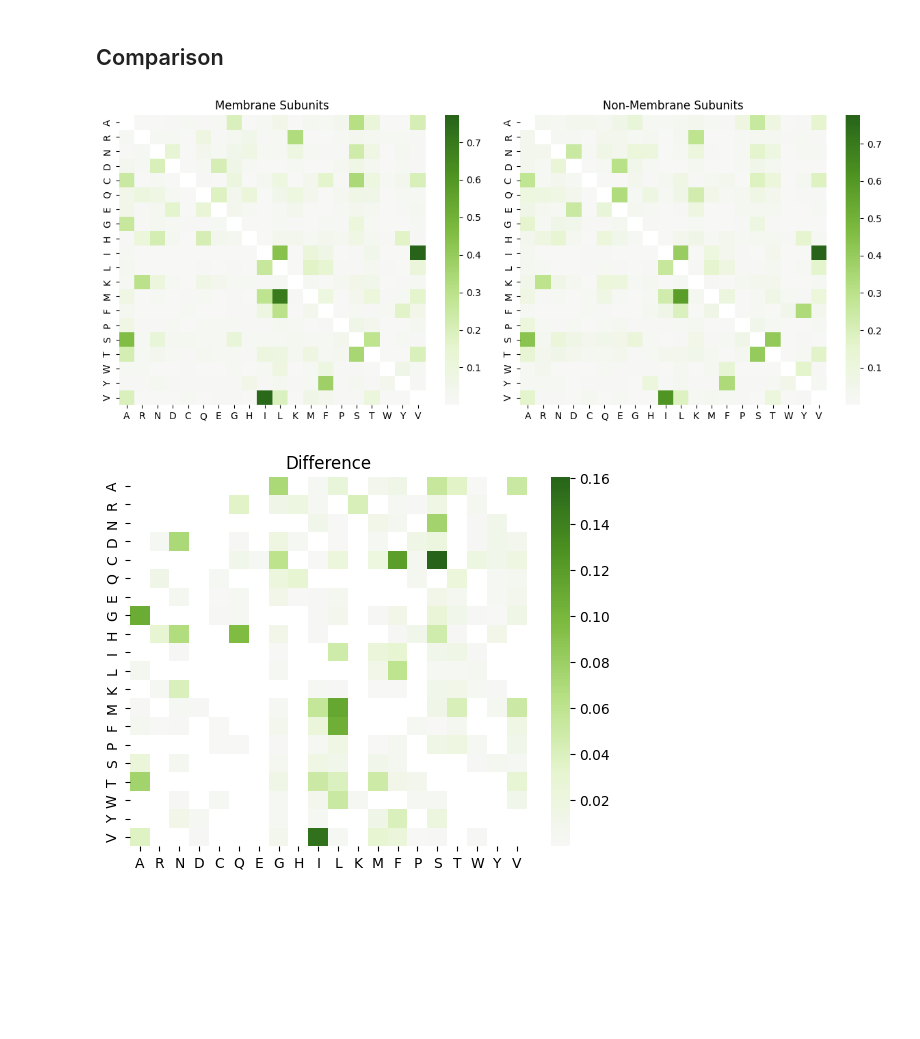
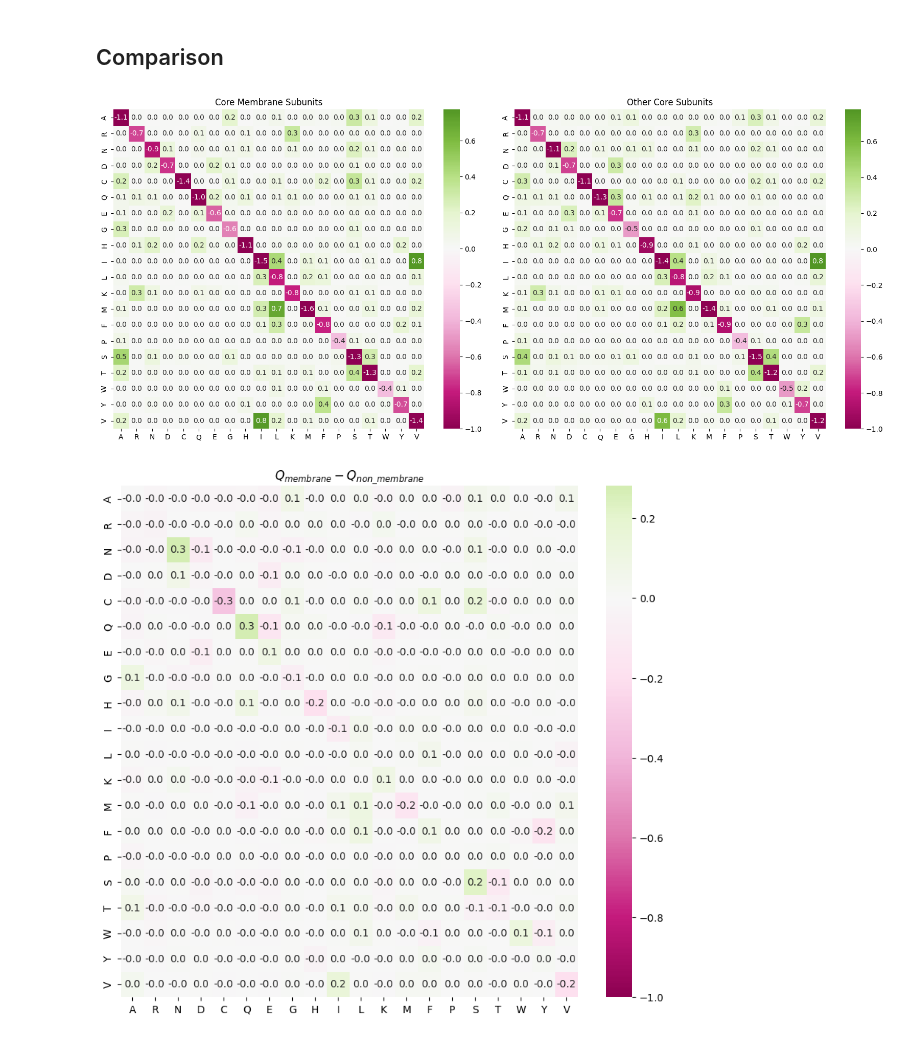
Before and after one commit to genicos/cherryproj, a Jupyter notebook: run_cherryml.ipynb, the cells around one changed output. Cells and saved outputs as stored; diff of their text form; code cells hidden in the pictures; blank space fills up the shorter version.

```diff
--- a/run_cherryml.ipynb
+++ b/run_cherryml.ipynb
@@ -29,7 +30,9 @@ import matplotlib.pyplot as plt
 
 df = pd.read_csv(f"{proj_dir}/learned_rate_matrix_complexI.txt", sep="\t", index_col=0)
 # Q = df.copy().values
-df[df < 0] = np.nan
-sns.heatmap(df, center=0, cmap="PiYG")
+# df[df < 0] = np.nan
+fig, ax = plt.subplots(figsize=(10, 9))
+sns.heatmap(df, center=0, cmap="PiYG", vmin=-1, annot=True, fmt=".1f", ax=ax)
+fig.savefig("../figures/overall_rate_matrix.png", dpi=300)
 plt.show()
 # %% [output]
@@ -167,24 +174,27 @@ res_nonmem = pd.read_csv(f"{proj_dir}/learned_rate_matrix_complexI_non_membrane.
 # %%
 def heatmap(df, ax=None):
     if ax is None:
         fig, ax = plt.subplots()
-    df[df < 0] = np.nan
-    sns.heatmap(df, center=0, cmap="PiYG", ax=ax)
+    # df[df < 0] = np.nan
+    sns.heatmap(df, center=0, cmap="PiYG", vmin=-1, annot=True, fmt=".1f", ax=ax)
     return ax
 
-fig, axs = plt.subplots(1, 2, figsize=(12, 5))
+fig, axs = plt.subplots(1, 2, figsize=(16, 7))
 heatmap(res_mem, ax=axs[0])
-axs[0].set_title("Membrane Subunits")
+axs[0].set_title("Core Membrane Subunits")
 heatmap(res_nonmem, ax=axs[1])
-axs[1].set_title("Non-Membrane Subunits")
+axs[1].set_title("Other Core Subunits")
 fig.tight_layout()
+fig.savefig("../figures/membrane_non_membrane_core_Q.png", dpi=300)
 plt.show()
 # %% [output]
-[figure, old version]
+[figure, new version]
 # %%
 res_diff = res_mem - res_nonmem
-ax = heatmap(res_diff)
-ax.set_title("Difference")
+fig, ax = plt.subplots(figsize=(10, 9))
+heatmap(res_diff, ax=ax)
+ax.set_title(r"$Q_{membrane} - Q_{non\_membrane}$")
+fig.savefig("../figures/core_membrane_vs_other_deltaQ.png", dpi=300)
 plt.show()
 # %% [output]
-[figure, old version]
+[figure, new version]
```
Also changed, not shown: parts of 3 cells of this notebook.
